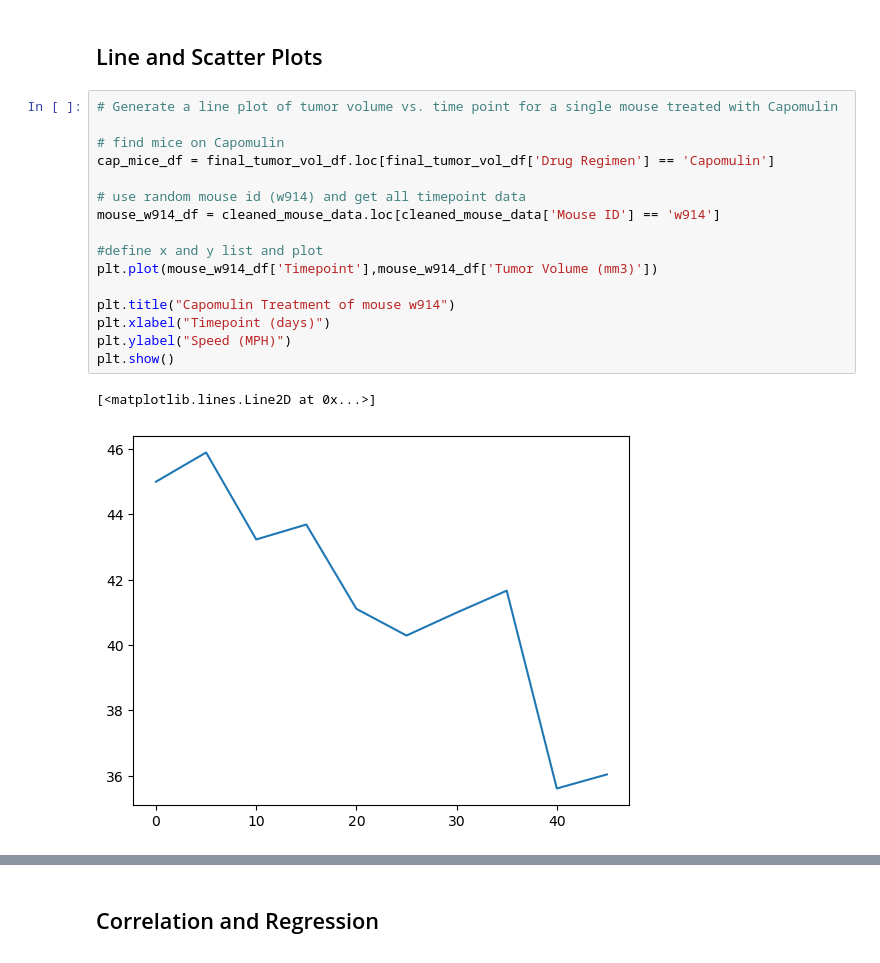
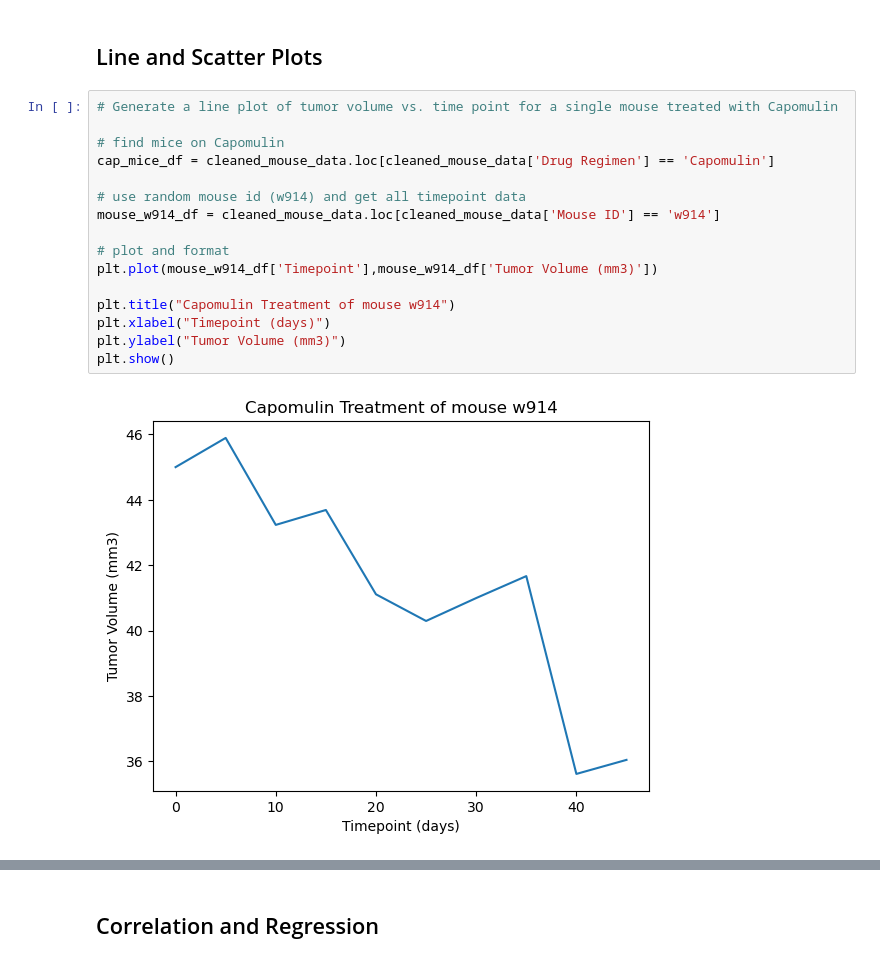
Before and after one commit to digital-buddha42/matplotlib, a Jupyter notebook: pymaceuticals_homework.ipynb, the cells around one changed output, grey strips where cells are left out. Cells and saved outputs as stored; diff of their text form.

```diff
--- a/pymaceuticals_homework.ipynb
+++ b/pymaceuticals_homework.ipynb
@@ -286,19 +287,18 @@ plt.show()
 # %%
 # Generate a line plot of tumor volume vs. time point for a single mouse treated with Capomulin
 
 # find mice on Capomulin
-cap_mice_df = final_tumor_vol_df.loc[final_tumor_vol_df['Drug Regimen'] == 'Capomulin']
+cap_mice_df = cleaned_mouse_data.loc[cleaned_mouse_data['Drug Regimen'] == 'Capomulin']
 
 # use random mouse id (w914) and get all timepoint data
 mouse_w914_df = cleaned_mouse_data.loc[cleaned_mouse_data['Mouse ID'] == 'w914']
 
-#define x and y list and plot
+# plot and format
 plt.plot(mouse_w914_df['Timepoint'],mouse_w914_df['Tumor Volume (mm3)'])
 
 plt.title("Capomulin Treatment of mouse w914")
 plt.xlabel("Timepoint (days)")
-plt.ylabel("Speed (MPH)")
+plt.ylabel("Tumor Volume (mm3)")
 plt.show()
 # %% [output]
-[<matplotlib.lines.Line2D at 0x...>]
-[figure, old version]
+[figure, new version]
```
Also changed, not shown: parts of 5 cells of this notebook.
